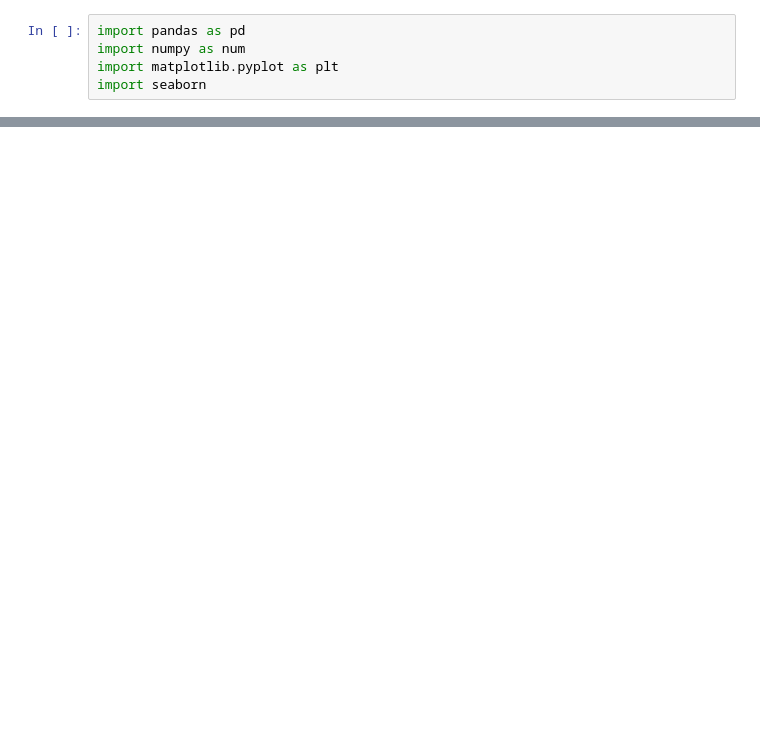
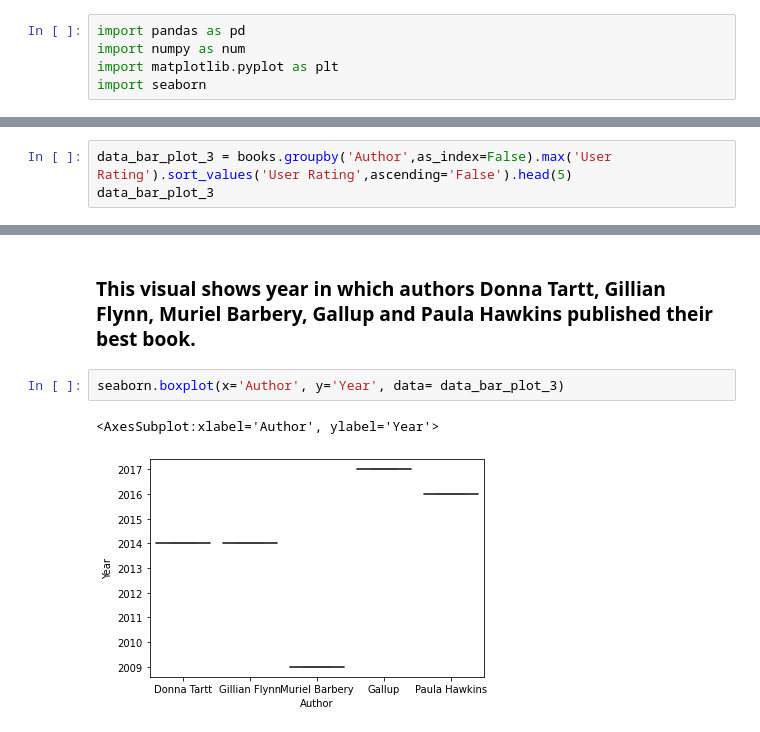
Before and after one commit to Aseel-Z/data-visulization, a Jupyter notebook: viz-a.ipynb, the cells around one changed output, grey strips where cells are left out. Saved outputs shown, nothing was run; the diff lists cells and outputs as text; blank space fills up the shorter version.

```diff
--- a/viz-a.ipynb
+++ b/viz-a.ipynb
@@ -19,0 +56,3 @@ KeyError: ''
+# %%
+data_bar_plot_3 = books.groupby('Author',as_index=False).max('User Rating').sort_values('User Rating',ascending='False').head(5)
+data_bar_plot_3
@@ -19,0 +66,7 @@ KeyError: ''
+# %% [markdown]
+### This visual shows year in which authors Donna Tartt, Gillian Flynn, Muriel Barbery, Gallup and Paula Hawkins published their best book.
+# %%
+seaborn.boxplot(x='Author', y='Year', data= data_bar_plot_3)
+# %% [output]
+<AxesSubplot:xlabel='Author', ylabel='Year'>
+[figure, added]
```
Also changed, not shown: parts of 9 cells of this notebook, 1 other file.
